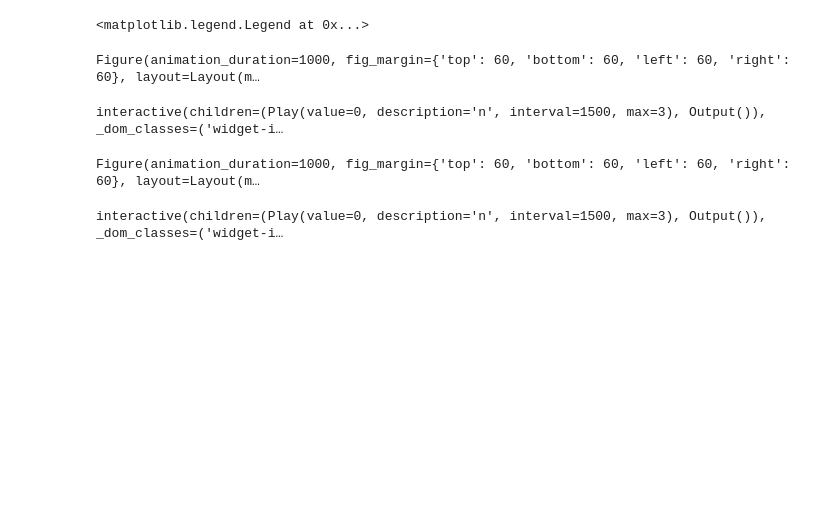
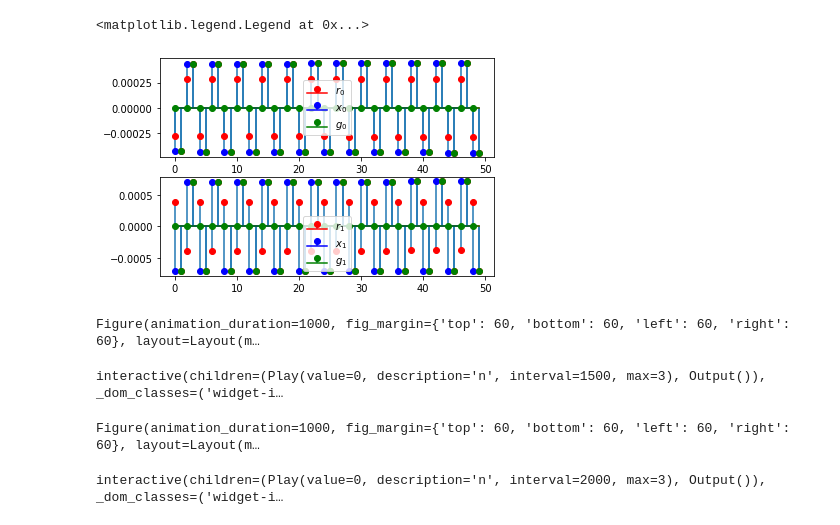
Before and after one commit to CiTRuS93/Signals-and-Systems-Course, a Jupyter notebook: test question 2007b.ipynb, the cells around one changed output. Saved outputs shown, nothing was run; the diff lists cells and outputs as text; code cells hidden in the pictures; blank space fills up the shorter version.

```diff
--- a/test question 2007b.ipynb
+++ b/test question 2007b.ipynb
@@ -15,5 +50,5 @@ from Util import fold_and_dft, drop_every_kth, zero_padding, v_to_db
 # %%
-x, sr = librosa.load('signal_cut.wav',sr=None)
-display(Audio(x, rate=sr, autoplay=True))
-n_fft = 256
+#x, sr = librosa.load('sig_nice.wav',sr=None)
+#display(Audio(x, rate=sr, autoplay=True))
+n_fft = sr
 ax_freq = np.arange(0,2*np.pi,2*np.pi/n_fft)
@@ -22,6 +55,6 @@ ax_freq = np.arange(0,2*np.pi,2*np.pi/n_fft)
 # %%
-h0 = signal.cheby1(31,5, sr/2-1, 'lowpass', fs=sr,output='sos')
-h1 = signal.cheby1(31,5, sr/2-1, 'highpass', fs=sr,output='sos')
+h0 = signal.cheby1(31,5, sr/4, 'lowpass', fs=sr,output='sos')
+h1 = signal.cheby1(31,5, sr/4, 'highpass', fs=sr,output='sos')
 # %%
 r0=signal.sosfilt(h0, x)
 r1=signal.sosfilt(h1, x)
@@ -67,13 +100,13 @@ index = 5000
 interval = 50
 
 time_plot(range(0,interval),r0[index:index+interval],ax[0],'r')
-time_plot(range(0,interval,2),x0[index/2:(index+interval)/2],ax[0],'b')
+time_plot(range(0,interval,2),x0[int(index/2):int((index+interval)/2)],ax[0],'b')
 time_plot(range(0,interval),g0[index:index+interval],ax[0],'g')
 ax[0].legend(['$r_0$','$x_0$','$g_0$'])
 
 
 time_plot(range(0,interval),r1[index:index+interval],ax[1],'r')
-time_plot(range(0,interval,2),x1[index/2:(index+interval)/2],ax[1],'b')
+time_plot(range(0,interval,2),x1[int(index/2):int((index+interval)/2)],ax[1],'b')
 time_plot(range(0,interval),g1[index:index+interval],ax[1],'g')
 ax[1].legend(['$r_1$','$x_1$','$g_1$'])
 # %% [output]
@@ -82,4 +113,5 @@ ax[1].legend(['$r_1$','$x_1$','$g_1$'])
 <matplotlib.legend.Legend at 0x...>
+[figure, added]
 # %%
 
 
@@ -104,11 +136,11 @@ interactive(on_value_change, n=Play(value=0, min=0, max=3, step=1,interval=1500)
 Figure(animation_duration=1000, fig_margin={'top': 60, 'bottom': 60, 'left': 60, 'right': 60}, layout=Layout(m…
 interactive(children=(Play(value=0, description='n', interval=1500, max=3), Output()), _dom_classes=('widget-i…
 # %%
-y_list = [x[5000:5050],r1[5000:5050],x1[2500:2550],g1[5000:5050]]
+y_list = [np.real(x[5000:5050]),np.real(r1[5000:5050]),np.real(x1[2500:2550]),np.real(g1[5000:5050])]
 
 fig = bplt.figure(animation_duration=1000)
 display(fig)
-lines = bplt.plot(x=range(0,50), y=x[5000:5050], colors=['red', 'green'])
+lines = bplt.plot(x=range(0,50), y=np.real(x[5000:5050]), colors=['red', 'green'])
 
 
 def on_value_change(n):
@@ -116,7 +148,7 @@ def on_value_change(n):
     #lines.x = x_list[n]
 
 
-interactive(on_value_change, n=Play(value=0, min=0, max=3, step=1,interval=1500))
+interactive(on_value_change, n=Play(value=0, min=0, max=3, step=1,interval=2000))
 # %% [output]
 Figure(animation_duration=1000, fig_margin={'top': 60, 'bottom': 60, 'left': 60, 'right': 60}, layout=Layout(m…
-interactive(children=(Play(value=0, description='n', interval=1500, max=3), Output()), _dom_classes=('widget-i…
+interactive(children=(Play(value=0, description='n', interval=2000, max=3), Output()), _dom_classes=('widget-i…
```
Also changed, not shown: parts of 9 cells of this notebook, 3 other files.
